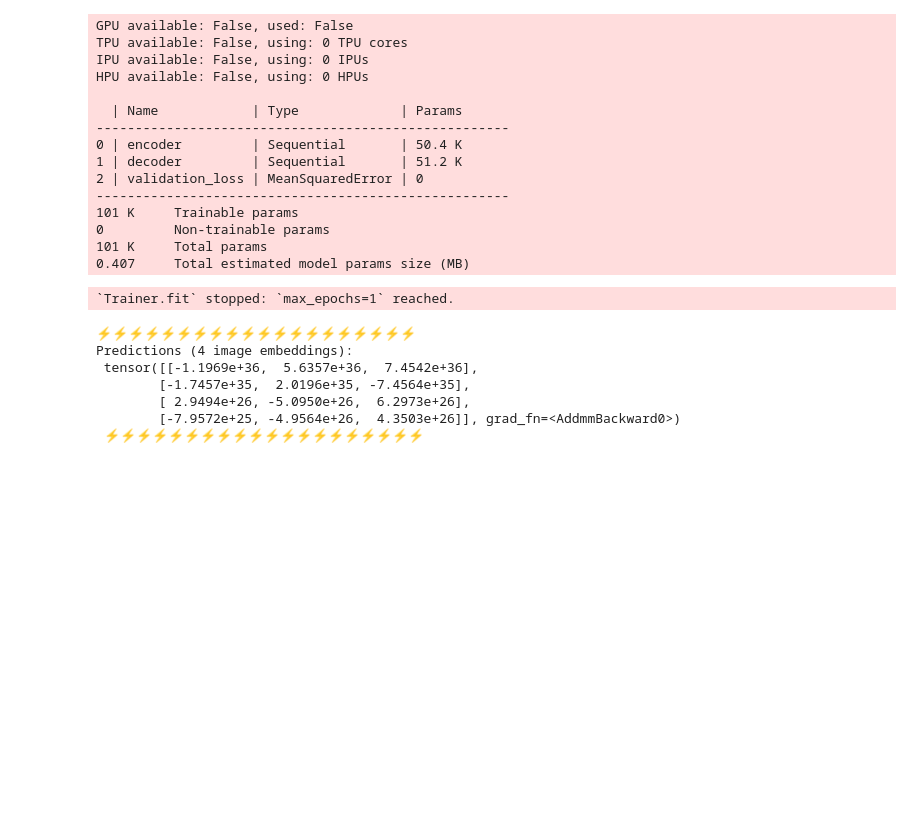
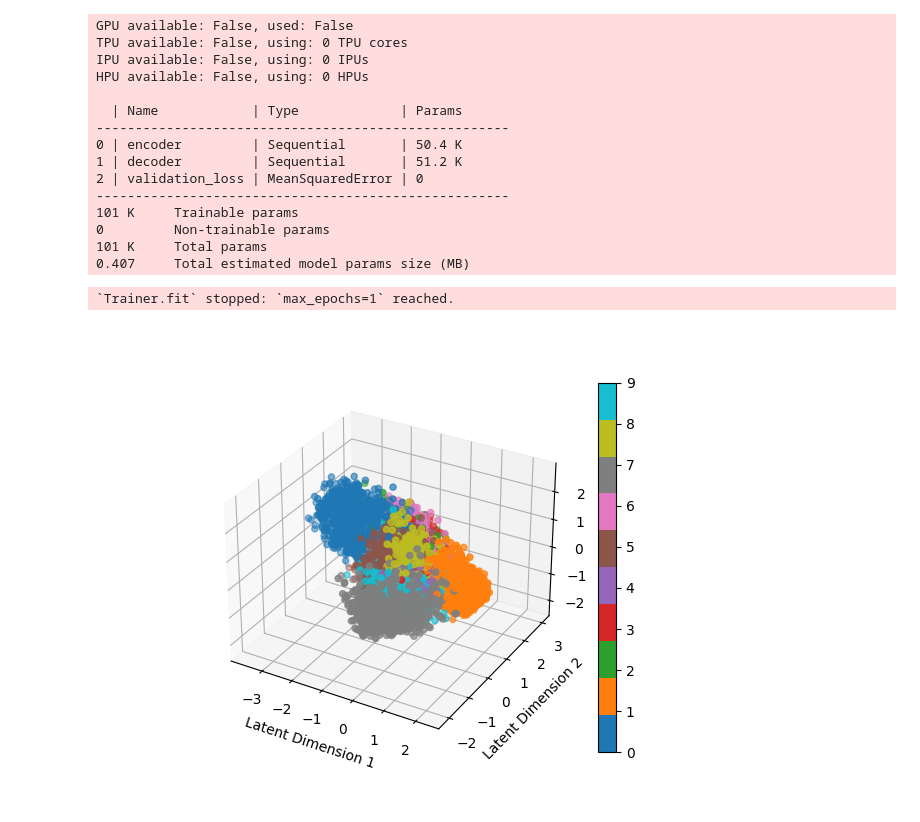
Before and after one commit to pglez82/DeepLearningWeb, a Jupyter notebook: labs/notebooks/Frameworks alto nivel (PyTorch Lightning).ipynb, the cells around one changed output. Drawn from its saved outputs; the diff is of its cells as text; code cells hidden in the pictures; blank space fills up the shorter version.

```diff
--- a/labs/notebooks/Frameworks alto nivel (PyTorch Lightning).ipynb
+++ b/labs/notebooks/Frameworks alto nivel (PyTorch Lightning).ipynb
@@ -74,6 +75,12 @@ class AutoEncoder(pl.LightningModule):
         val_loss = self.validation_loss.compute()
         self.log("val_loss_epoch", val_loss)
 
+    def predict_step(self, batch, batch_idx):
+        x, _ = batch
+        x = x.view(x.size(0), -1)
+        z = self.encoder(x)
+        return z
+
     def configure_optimizers(self):
         optimizer = optim.Adam(self.parameters(), lr=1e-3)
         return optimizer
@@ -103,7 +110,7 @@ class MNISTDataModule(pl.LightningDataModule):
         if stage == "fit":
             mnist_full = MNIST(root='data', train=True, transform=self.transform)
             self.mnist_train, self.mnist_val = random_split(mnist_full, [50000, 10000])
-        if stage == "test":
+        if stage == "predict":
             self.mnist_test = MNIST(root='data', train=False, transform=self.transform)
 
     def train_dataloader(self):
@@ -112,7 +119,7 @@ class MNISTDataModule(pl.LightningDataModule):
     def val_dataloader(self):
         return DataLoader(self.mnist_val, batch_size=self.batch_size, num_workers=self.num_workers)
 
-    def test_dataloader(self):
+    def predict_dataloader(self):
         return DataLoader(self.mnist_test, batch_size=self.batch_size, num_workers=self.num_workers)
 
 mnist = MNISTDataModule()
@@ -129,7 +136,7 @@ Para entrenar el modelo solo necesitaremos crear una instancia de la clase `Trai
 - Entrenamiento en múltiples GPUs y TPUs
 - Entrenamiento con precisión de 16 bits
 # %%
-trainer = pl.Trainer(max_epochs=1)
+trainer = pl.Trainer(max_epochs=5)
 trainer.fit(model=model, datamodule=mnist)
 # %% [output]
 GPU available: False, used: False
@@ -148,24 +155,41 @@ HPU available: False, using: 0 HPUs
 101 K     Total params
 0.407     Total estimated model params size (MB)
 `Trainer.fit` stopped: `max_epochs=1` reached.
-# %%
-# load checkpoint
-checkpoint = "./lightning_logs/version_6/checkpoints/epoch=0-step=1563.ckpt"
-autoencoder = AutoEncoder.load_from_checkpoint(checkpoint)
-
-# choose your trained nn.Module
-encoder = autoencoder.encoder
-encoder.eval()
-
-# embed 4 fake images!
-fake_image_batch = Tensor(4, 28 * 28)
-embeddings = encoder(fake_image_batch)
-print("⚡" * 20, "\nPredictions (4 image embeddings):\n", embeddings, "\n", "⚡" * 20)
-# %% [output]
-⚡⚡⚡⚡⚡⚡⚡⚡⚡⚡⚡⚡⚡⚡⚡⚡⚡⚡⚡⚡
-Predictions (4 image embeddings):
- tensor([[-1.1969e+36,  5.6357e+36,  7.4542e+36],
-        [-1.7457e+35,  2.0196e+35, -7.4564e+35],
-        [ 2.9494e+26, -5.0950e+26,  6.2973e+26],
-        [-7.9572e+25, -4.9564e+26,  4.3503e+26]], grad_fn=<AddmmBackward0>)
- ⚡⚡⚡⚡⚡⚡⚡⚡⚡⚡⚡⚡⚡⚡⚡⚡⚡⚡⚡⚡
+# %%
+import torch
+latent_space_embeddings = trainer.predict(model, datamodule=mnist)
+latent_space_embeddings = torch.concat(latent_space_embeddings, axis=0)
+# %%
+import matplotlib.pyplot as plt
+from mpl_toolkits.mplot3d import Axes3D
+
+%matplotlib widget
+
+# Assuming `latent_space_embeddings` contains the latent space representations
+# and `labels` contains the corresponding labels
+
+# Create a 3D scatter plot
+fig = plt.figure()
+ax = fig.add_subplot(111, projection='3d')
+
+# Scatter plot the latent space embeddings with color-coded labels
+scatter = ax.scatter(
+    latent_space_embeddings[:, 0],
+    latent_space_embeddings[:, 1],
+    latent_space_embeddings[:, 2],
+    c=mnist.mnist_test.targets,
+    cmap='tab10'
+)
+
+# Add a colorbar to show the label colors
+plt.colorbar(scatter)
+
+# Set labels for the axes
+ax.set_xlabel('Latent Dimension 1')
+ax.set_ylabel('Latent Dimension 2')
+ax.set_zlabel('Latent Dimension 3')
+
+# Show the plot
+plt.show()
+# %% [output]
+[figure, added]
```
Also changed, not shown: parts of 1 cell of this notebook.
